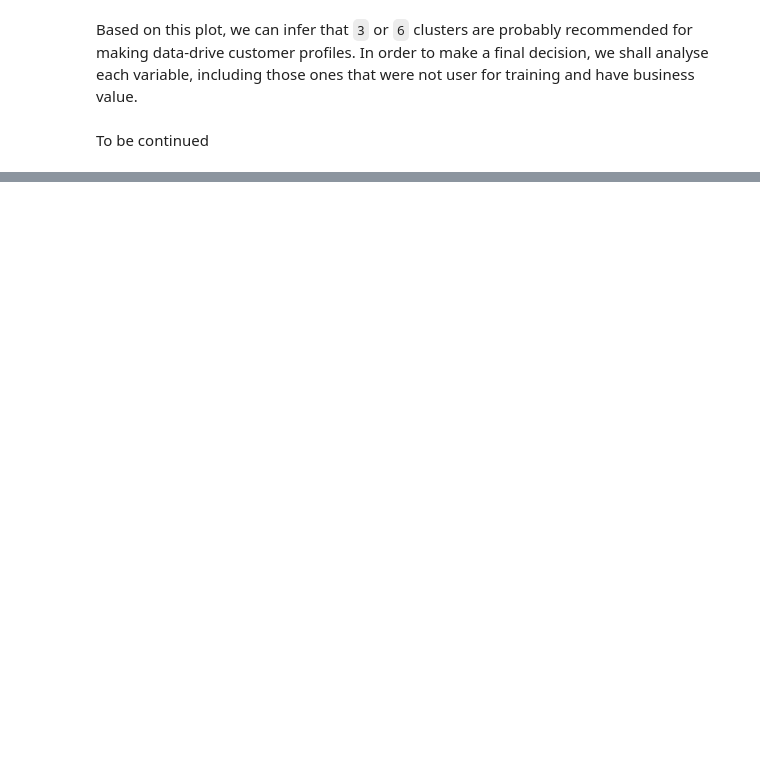
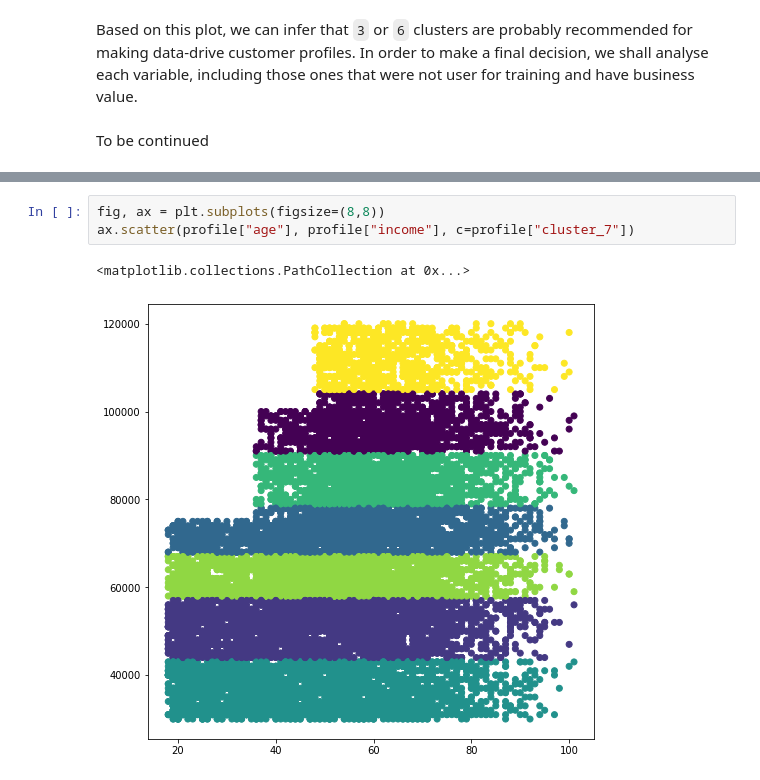
Before and after one commit to guedes-joaofelipe/ml-engineer-capstone, a Jupyter notebook: notebooks/data_driven_customer_profiles.ipynb, the cells around one changed output, grey strips where cells are left out. Cells and saved outputs as stored; diff of their text form; blank space fills up the shorter version.

```diff
--- a/notebooks/data_driven_customer_profiles.ipynb
+++ b/notebooks/data_driven_customer_profiles.ipynb
@@ -128 +249,7 @@ df_offers.head()
+# %%
+fig, ax = plt.subplots(figsize=(8,8))
+ax.scatter(profile["age"], profile["income"], c=profile["cluster_7"])
+# %% [output]
+<matplotlib.collections.PathCollection at 0x...>
+[figure, added]
 # %%
```
Also changed, not shown: parts of 23 cells of this notebook, 16 other files.
